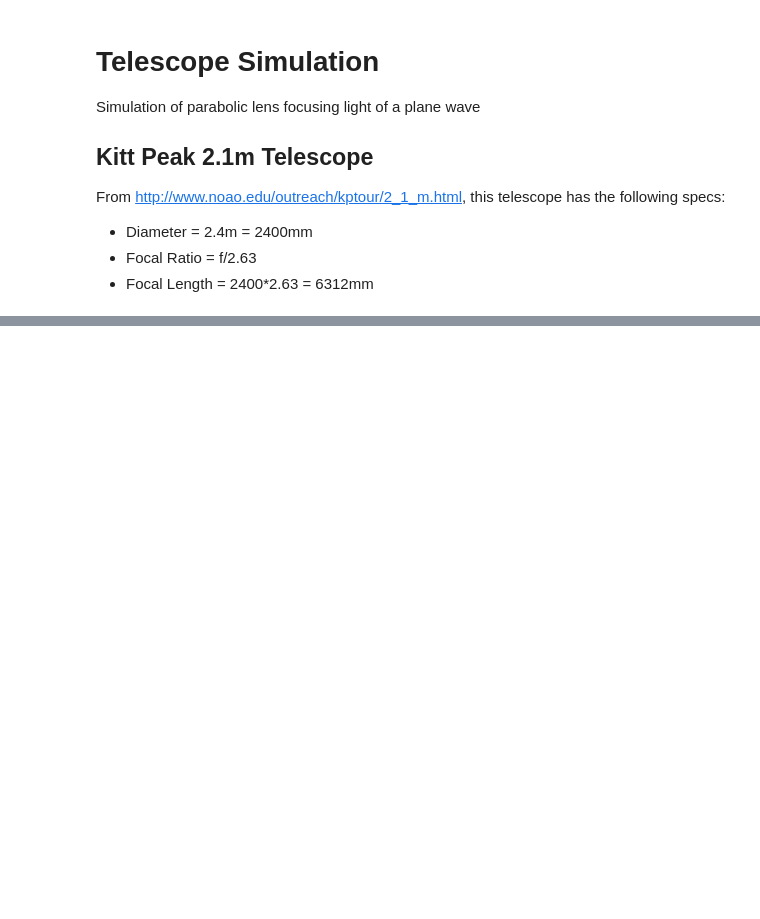
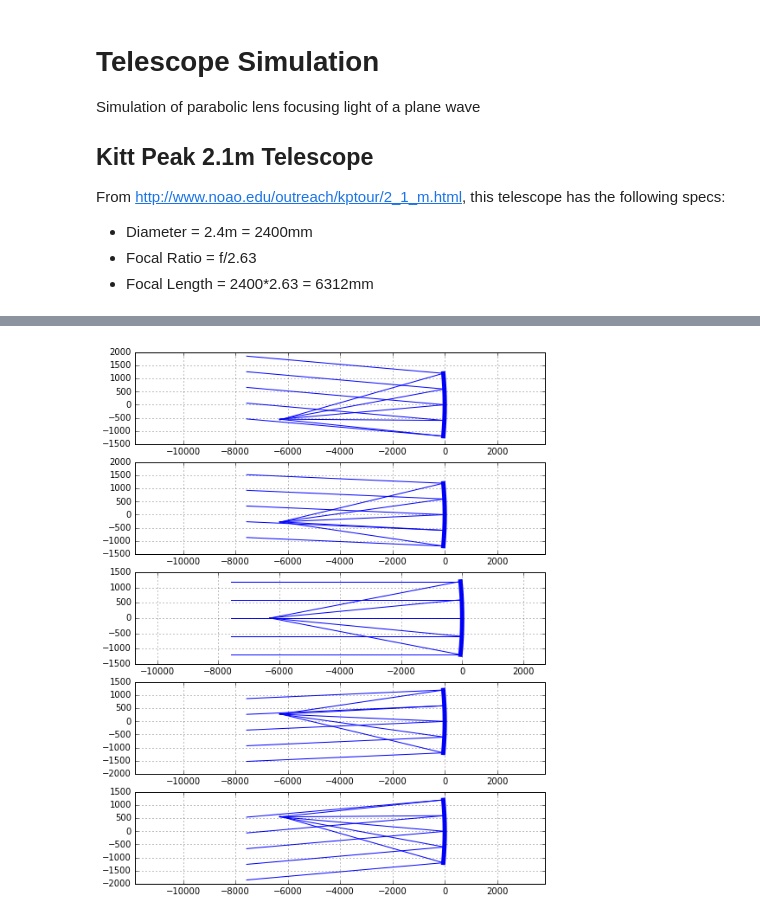
Before and after one commit to nsmidth/CPSLO-Speckle-Reduction, a Jupyter notebook: dev/16-2-5 telescope.ipynb, the cells around one changed output, grey strips where cells are left out. Cells and saved outputs as stored; diff of their text form; code cells hidden in the pictures; blank space fills up the shorter version.

Commit message:
Script generates multiple subplot image

```diff
--- a/dev/16-2-5 telescope.ipynb
+++ b/dev/16-2-5 telescope.ipynb
@@ -23,33 +23,66 @@ focal_length = 6312
 def parabola(x):
     return (x**2)/(4*focal_length)
 
-# Incident ray parameters
+# Number of rays to be plotted
 num_rays = 5
-angle_incident = np.deg2rad(0) # In radians
 
-# Reflection Locations
-# Calculating Y-values where reflection occurs
-reflection_y = np.zeros(num_rays)
-for i in np.arange(num_rays):
-    # Evenly space rays over the diameter of reflector
-    reflection_y[i] = -diameter/2 + i*diameter/(num_rays-1)
-# Calculating mirror displacement at reflection location
-reflection_x = -parabola(reflection_y)
+# Incident angles to be plotted
+angles = [-5, -2.5, 0, 2.5, 5]
 
-# Start Locations
-# Setting X value where incident rays come from
-start_x = -focal_length*1.2
-# Calculating Y values where incident rays come from
-start_y = reflection_y+(start_x-reflection_x)*np.tan(angle_incident)
+# Setting up Figure
+plt.figure(figsize=(8.5,11))
 
-# Calculating reflected angles of each ray
-angle_reflected = angle_incident - (1/focal_length)*reflection_y
+# Loop through all incident angles
+for (i,angle) in enumerate(angles):
+    # Create a new subplot
+    plt.subplot(len(angles),1,i+1)
 
-# End locations
-# Calculating X values where reflected waves end
-end_x = -focal_length
-# Calculating Y values where incident rays come from
-end_y = reflection_y+(reflection_x-end_x)*np.tan(angle_reflected)
+    # Incident ray angle
+    angle_incident = np.deg2rad(angle) # In radians
 
-print(np.rad2deg(angle_reflected))
+    # Reflection Locations
+    # Calculating reflection locations
+    reflection_y = np.zeros(num_rays)
+    for i in np.arange(num_rays):
+        # Evenly space rays over the diameter of reflector
+        reflection_y[i] = -diameter/2 + i*diameter/(num_rays-1)
+    # Calculating mirror displacement at reflection location
+    reflection_x = -parabola(reflection_y)
+
+    # Start Locations
+    # Setting X value where incident rays come from
+    start_x = -focal_length*1.2
+    # Calculating Y values where incident rays come from
+    # Simple Y = mx+b calculation
+    start_y = reflection_y+(start_x-reflection_x)*np.tan(angle_incident)
+
+    # Calculating reflected angles of each ray using ray trace matrix eqn
+    angle_reflected = angle_incident - (1/focal_length)*reflection_y
+
+    # End locations
+    # Calculating X values where reflected waves end
+    end_x = -focal_length
+    # Calculating Y values where incident rays come from
+    # Simple Y = mx+b calculation
+    end_y = reflection_y+(reflection_x-end_x)*np.tan(angle_reflected)
+
+    # Draw Subplot
+
+    # Plot parabolic lens
+    y = np.arange(-diameter/2,diameter/2,diameter/1000)
+    x = -parabola(y)
+    plt.plot(x,y,linewidth=5.0)
+
+    # Plot incident light rays
+    for i in np.arange(num_rays):
+        line = plt.Line2D((start_x,reflection_x[i]), (start_y[i],reflection_y[i]), lw=1)
+        plt.gca().add_line(line)
+
+    # Plot reflected light rays
+    for i in np.arange(num_rays):
+        line = plt.Line2D((end_x,reflection_x[i]), (end_y[i],reflection_y[i]), lw=1)
+        plt.gca().add_line(line)
+
+    plt.axis("equal")
+    plt.grid("on")
 # %% [output]
@@ -56,0 +89 @@ print(np.rad2deg(angle_reflected))
+[figure, added]
```
Also changed, not shown: parts of 2 cells of this notebook.
